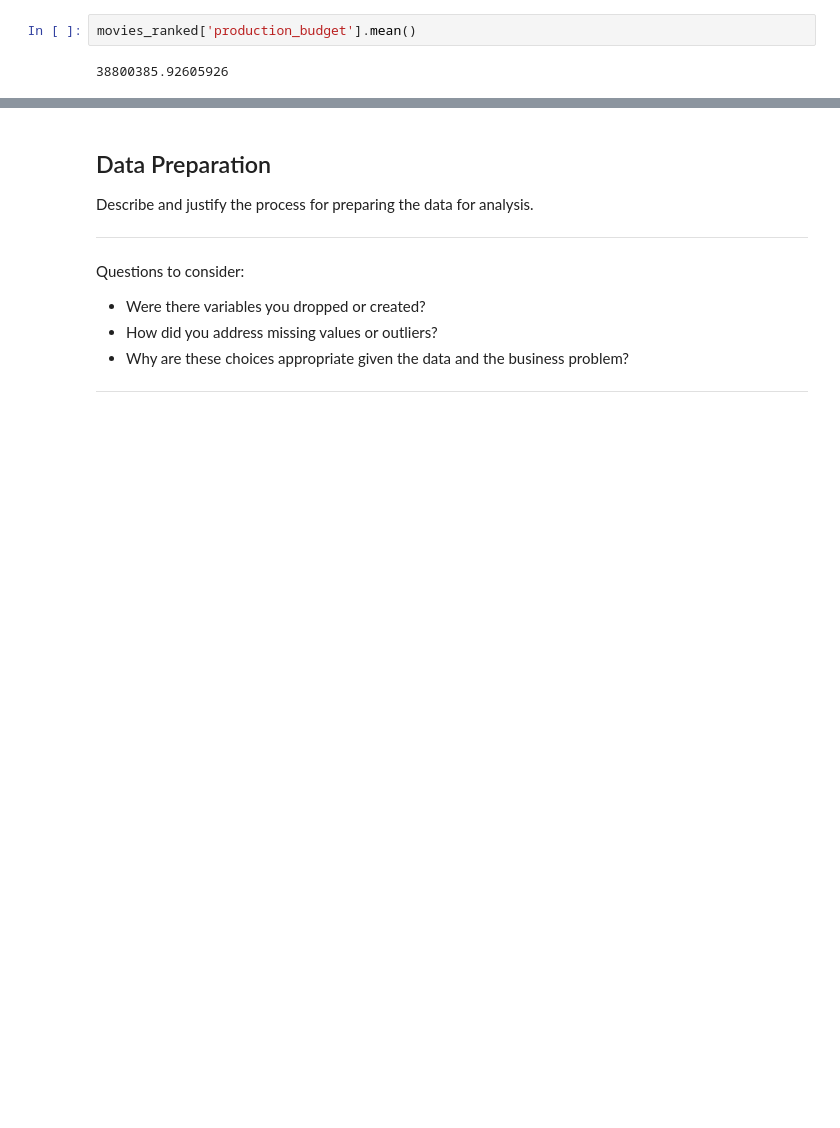
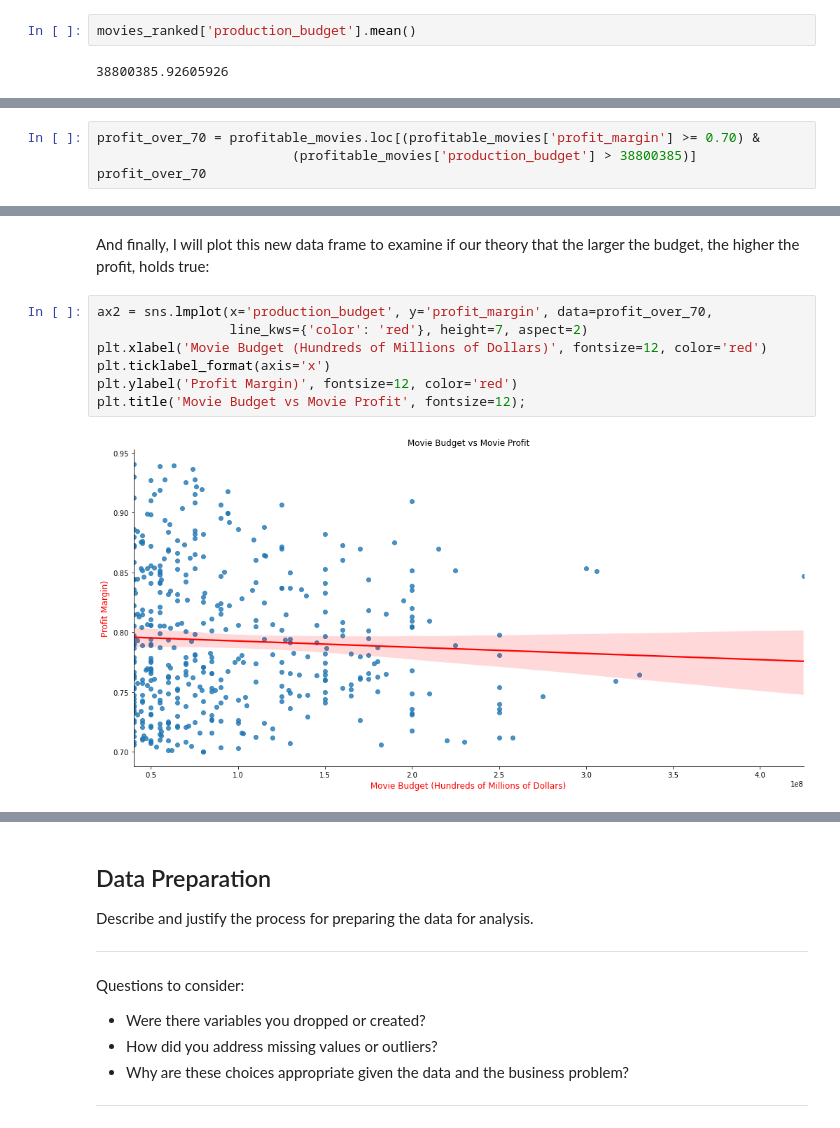
Before and after one commit to samtuleen/Phase1-Microsoft-Movie-Analysis-Project, a Jupyter notebook: Microsoft-Movie-Analysis.ipynb, the cells around one changed output, grey strips where cells are left out. Drawn from its saved outputs; the diff is of its cells as text; blank space fills up the shorter version.

```diff
--- a/Microsoft-Movie-Analysis.ipynb
+++ b/Microsoft-Movie-Analysis.ipynb
@@ -242,0 +239,4 @@ len(filtered_df)
+# %%
+profit_over_70 = profitable_movies.loc[(profitable_movies['profit_margin'] >= 0.70) &
+                         (profitable_movies['production_budget'] > 38800385)]
+profit_over_70
@@ -242,0 +257,11 @@ len(filtered_df)
+# %% [markdown]
+And finally, I will plot this new data frame to examine if our theory that the larger the budget, the higher the profit, holds true:
+# %%
+ax2 = sns.lmplot(x='production_budget', y='profit_margin', data=profit_over_70,
+                 line_kws={'color': 'red'}, height=7, aspect=2)
+plt.xlabel('Movie Budget (Hundreds of Millions of Dollars)', fontsize=12, color='red')
+plt.ticklabel_format(axis='x')
+plt.ylabel('Profit Margin)', fontsize=12, color='red')
+plt.title('Movie Budget vs Movie Profit', fontsize=12);
+# %% [output]
+[figure, added]
```
Also changed, not shown: parts of 5 cells of this notebook.
